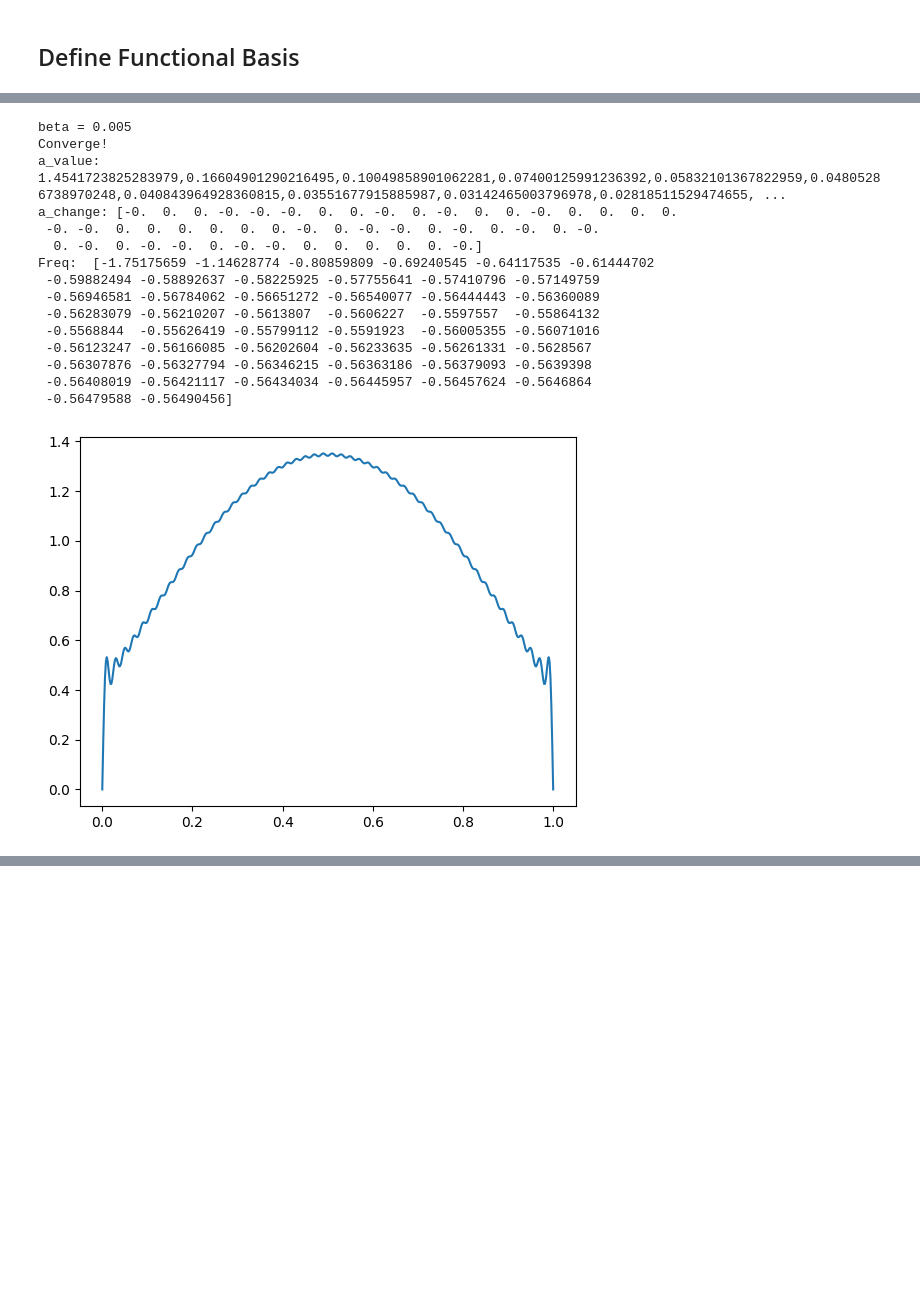
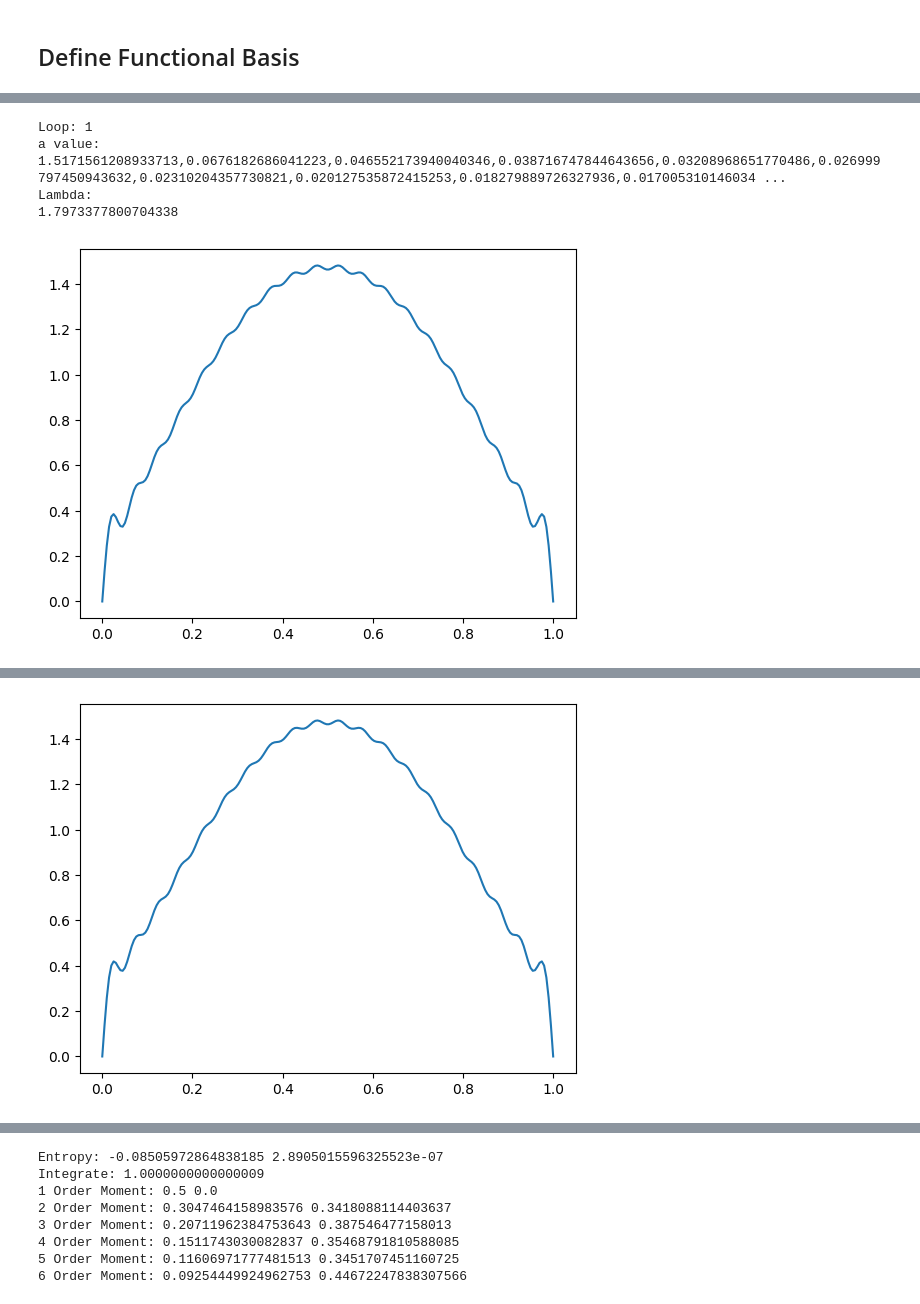
Before and after one commit to ZhangHMDS/Distribution-Reconstruction-from-Moment, a Jupyter notebook: Entropy and Origin Moment with Gaussian Error.ipynb, the cells around one changed output, grey strips where cells are left out. Saved outputs shown, nothing was run; the diff lists cells and outputs as text; code cells hidden in the pictures; blank space fills up the shorter version.

Commit message:
Distribution Reconstruction from Origin Moment with Gaussian Error.ipynb
verison 1.0

```diff
--- a/Entropy and Origin Moment with Gaussian Error.ipynb
+++ b/Entropy and Origin Moment with Gaussian Error.ipynb
@@ -12,10 +12,10 @@ $$S = -\int_0^1 P(x)\log{P(x)} dx$$
 ## Define Functional Basis
 # %%
 import numpy as np
-from math import cos, pi, sin
+from math import pi, sin
 
 # define a[j] array
-n = 50
+n = 20
 a_coefficient = np.zeros(n)
 num_moment = 6
 mu = np.zeros(num_moment)
@@ -42,10 +42,12 @@ $\begin{aligned}
 # %%
 from math import log, exp, sqrt, pow
 
-# Define grid
-n_grid=500
+# Define grid density
+n_grid=200
+x_array = np.linspace(0, 1, n_grid)
+
+# Define da for derivation
 da = 0.00001
-x_array = np.linspace(0, 1, n_grid)
 
 # Get P(x) value array
 def get_P(a):
@@ -55,12 +57,6 @@ def get_P(a):
         p_array[i] = P(a, x)
         i = i+1
     return p_array
-
-# Define d/dx
-def D_x(P):
-    D=-np.eye(n_grid)+np.diagflat(np.ones(n_grid-1),1)
-    DP = (n_grid-1)*(np.dot(D,P))
-    return DP
 
 # Define d/d_aj
 def D_aj(f, a, j):
@@ -147,11 +124,12 @@ $$\begin{bmatrix}
 \end{bmatrix}$$
 # %%
-# Define Hessian Matrix
+# Define [a, lambda]^T
 def get_a_initial(a):
     a_initial = np.zeros(n+1)
     a_initial[:-1] = a.copy()
     return a_initial
 
+# Define Hessian Matrix
 def get_Hessian(a_array):
     Hessian = np.zeros((n+1, n+1))
     for i in range(0, n):
@@ -159,15 +137,13 @@ def get_Hessian(a_array):
         Hessian[-1][i] = Integrate(D_aj(get_P, a_array, i))
 
         # row 1 ~ n
-        for j in range(0, n):
+        for j in range(0, i+1):
             L = Integrate(DD_ajk(S_array, a_array, i, j))
             I = a_array[-1]*Integrate(DD_ajk(get_P, a_array, i, j))
             G = DD_ajk(GaussianError, a_array, i, j)
             Hessian[i][j] = L+I+G
 
-        # Column n+1
-        Hessian[i][-1] = Integrate(D_aj(get_P, a_array, i))
-
+    Hessian += Hessian.T - np.diag(Hessian.diagonal())
     return Hessian
 
 # Define Delta array
@@ -250,32 +248,13 @@ def SCF(a):
 # %%
-import csv
 mu = [0.5, 0.292725, 0.188201, 0.134572, 0.100017, 0.0762008]
 sigma = [1, 0.03517, 0.0488164, 0.0468082, 0.0465066, 0.0365858]
-a_coefficient = [1.454172382534786,0.16604901289979257,0.10049858900197227,0.074001259918095,0.05832101368302116,0.04805286739705403,0.04084396491568953,0.03551677914258147,0.03142465003934288,0.028185115270084132,0.02555817867648074,0.02338587937101745,0.021560105956859754,0.02000441940325069,0.018663271230162953,0.017495337379468668,0.016469247270919033,0.015560762639660641,0.014750863262644725,0.014024417276494859,0.01336923819279532,0.012775403406295663,0.01223475387595126,0.011740521304605088,0.011287051548807086,0.010869557959633123,0.010483982063479952,0.010126906990523883,0.009795369195897031,0.009486820915764355,0.00919906138135131,0.008930184421451428,0.008678536801839025,0.00844268597869152,0.00822139511711914,0.008013605278979367,0.007818424769057069,0.007635126449903326,0.007463155405731864,0.00730215146886962,0.007151995390158373,0.007012896281948342,0.006885557084982947,0.00677149958197198,0.006673752145546859,0.006598468363145044,0.006559404740913983,0.0065940362253091205,0.006857163957472711,0.008620865065592669]
-
-with open("Result2.csv", "w", newline='') as csvfile:
-    writer = csv.writer(csvfile)
-    for i in range(1, 50):
-        beta = 0.005 * i
-        print("beta =", beta)
-        s, a_coefficient, moment, freq = SCF(a_coefficient)
-        writer.writerow([beta, s, moment, a_coefficient])
-    csvfile.close()
+a_coefficient = [1.5874359880444386,-0.08755882521808671,0.004302418781726984,0.01625154345403754,0.015844935375033113,0.01384197958829626,0.01173857816610417,0.009623562988438418,0.007113161974164537,0.009531896610637174,0.009552846816581823,0.013084793589671309,0.012889104957049062,0.012237172734995075,0.011567614741438102,0.01097942581673839,0.010530979823644432,0.01029094264108881,0.01058314196190316,0.0139400520729469]
+beta = 0.01
+s, a_coefficient, moment, freq = SCF(a_coefficient)
 # %% [output]
-beta = 0.005
-Converge!
-a_value:
-1.4541723825283979,0.16604901290216495,0.10049858901062281,0.07400125991236392,0.05832101367822959,0.04805286738970248,0.040843964928360815,0.03551677915885987,0.03142465003796978,0.02818511529474655, ...
-a_change: [-0.  0.  0. -0. -0. -0.  0.  0. -0.  0. -0.  0.  0. -0.  0.  0.  0.  0.
- -0. -0.  0.  0.  0.  0.  0.  0. -0.  0. -0. -0.  0. -0.  0. -0.  0. -0.
-  0. -0.  0. -0. -0.  0. -0. -0.  0.  0.  0.  0.  0. -0.]
-Freq:  [-1.75175659 -1.14628774 -0.80859809 -0.69240545 -0.64117535 -0.61444702
- -0.59882494 -0.58892637 -0.58225925 -0.57755641 -0.57410796 -0.57149759
- -0.56946581 -0.56784062 -0.56651272 -0.56540077 -0.56444443 -0.56360089
- -0.56283079 -0.56210207 -0.5613807  -0.5606227  -0.5597557  -0.55864132
- -0.5568844  -0.55626419 -0.55799112 -0.5591923  -0.56005355 -0.56071016
- -0.56123247 -0.56166085 -0.56202604 -0.56233635 -0.56261331 -0.5628567
- -0.56307876 -0.56327794 -0.56346215 -0.56363186 -0.56379093 -0.5639398
- -0.56408019 -0.56421117 -0.56434034 -0.56445957 -0.56457624 -0.5646864
- -0.56479588 -0.56490456]
+Loop: 1
+a value:
+1.5171561208933713,0.0676182686041223,0.046552173940040346,0.038716747844643656,0.03208968651770486,0.026999797450943632,0.02310204357730821,0.020127535872415253,0.018279889726327936,0.017005310146034 ...
+Lambda:
+1.7973377800704338
-[figure, old version]
+[figure, new version]
@@ -291,0 +275 @@ beta = 0.01
+[figure, added]
@@ -292,0 +327,8 @@ KeyboardInterrupt:
+Entropy: -0.08505972864838185 2.8905015596325523e-07
+Integrate: 1.0000000000000009
+1 Order Moment: 0.5 0.0
+2 Order Moment: 0.3047464158983576 0.3418088114403637
+3 Order Moment: 0.20711962384753643 0.387546477158013
+4 Order Moment: 0.1511743030082837 0.35468791810588085
+5 Order Moment: 0.11606971777481513 0.3451707451160725
+6 Order Moment: 0.09254449924962753 0.44672247838307566
```
Also changed, not shown: parts of 9 cells of this notebook.
